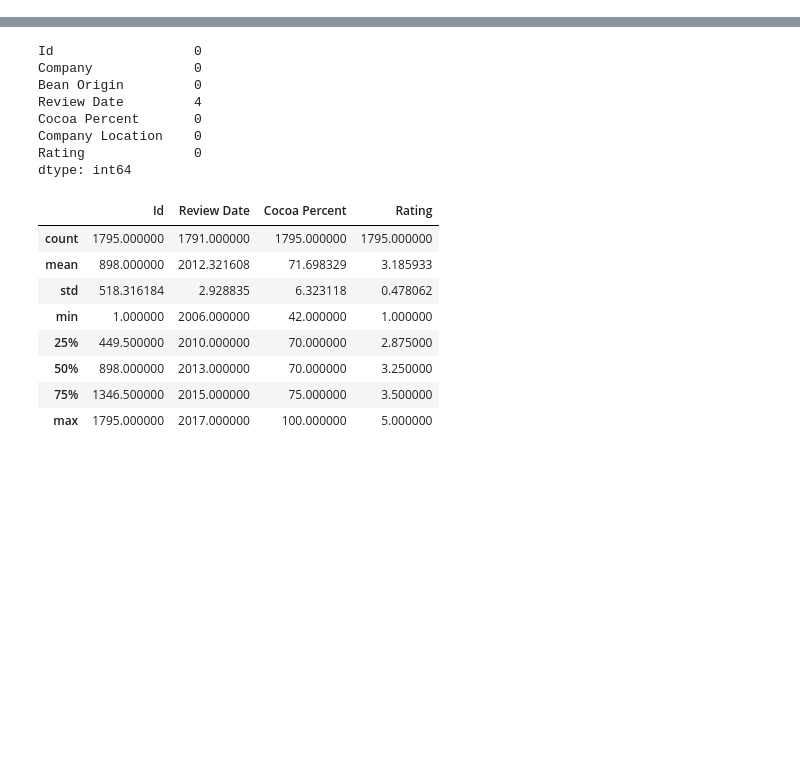
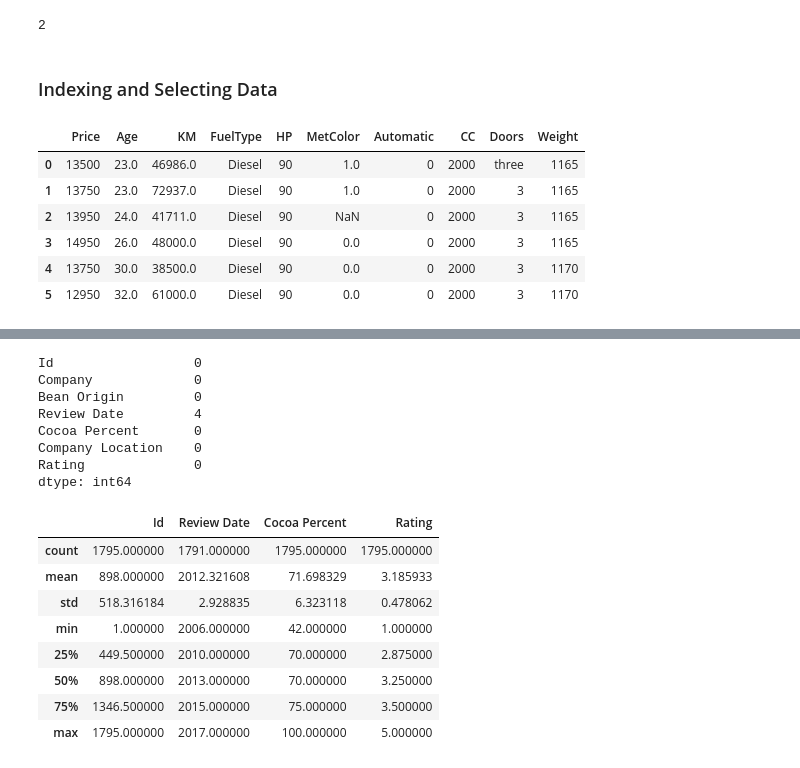
Before and after one commit to Sanket4496/Python-getting-started, a Jupyter notebook: Day-05/learn_pandas.ipynb, the cells around one changed output, grey strips where cells are left out. Drawn from its saved outputs; the diff is of its cells as text; code cells hidden in the pictures; blank space fills up the shorter version.

```diff
--- a/Day-05/learn_pandas.ipynb
+++ b/Day-05/learn_pandas.ipynb
@@ -19,0 +151,18 @@ data_csv.describe() # show the statistics of the dataset
+# %%
+# Number of axes/ array dimensions
+cars_data.ndim
+# %% [output]
+2
+# %% [markdown]
+### Indexing and Selecting Data
+# %%
+# Return the first n rows
+cars_data.head(6)
+# %% [output]
+|  | Price | Age | KM | FuelType | HP | MetColor | Automatic | CC | Doors | Weight |
+| 0 | 13500 | 23.0 | 46986.0 | Diesel | 90 | 1.0 | 0 | 2000 | three | 1165 |
+| 1 | 13750 | 23.0 | 72937.0 | Diesel | 90 | 1.0 | 0 | 2000 | 3 | 1165 |
+| 2 | 13950 | 24.0 | 41711.0 | Diesel | 90 | NaN | 0 | 2000 | 3 | 1165 |
+| 3 | 14950 | 26.0 | 48000.0 | Diesel | 90 | 0.0 | 0 | 2000 | 3 | 1165 |
+| 4 | 13750 | 30.0 | 38500.0 | Diesel | 90 | 0.0 | 0 | 2000 | 3 | 1170 |
+| 5 | 12950 | 32.0 | 61000.0 | Diesel | 90 | 0.0 | 0 | 2000 | 3 | 1170 |
```
Also changed, not shown: parts of 54 cells of this notebook, 1 other file.
